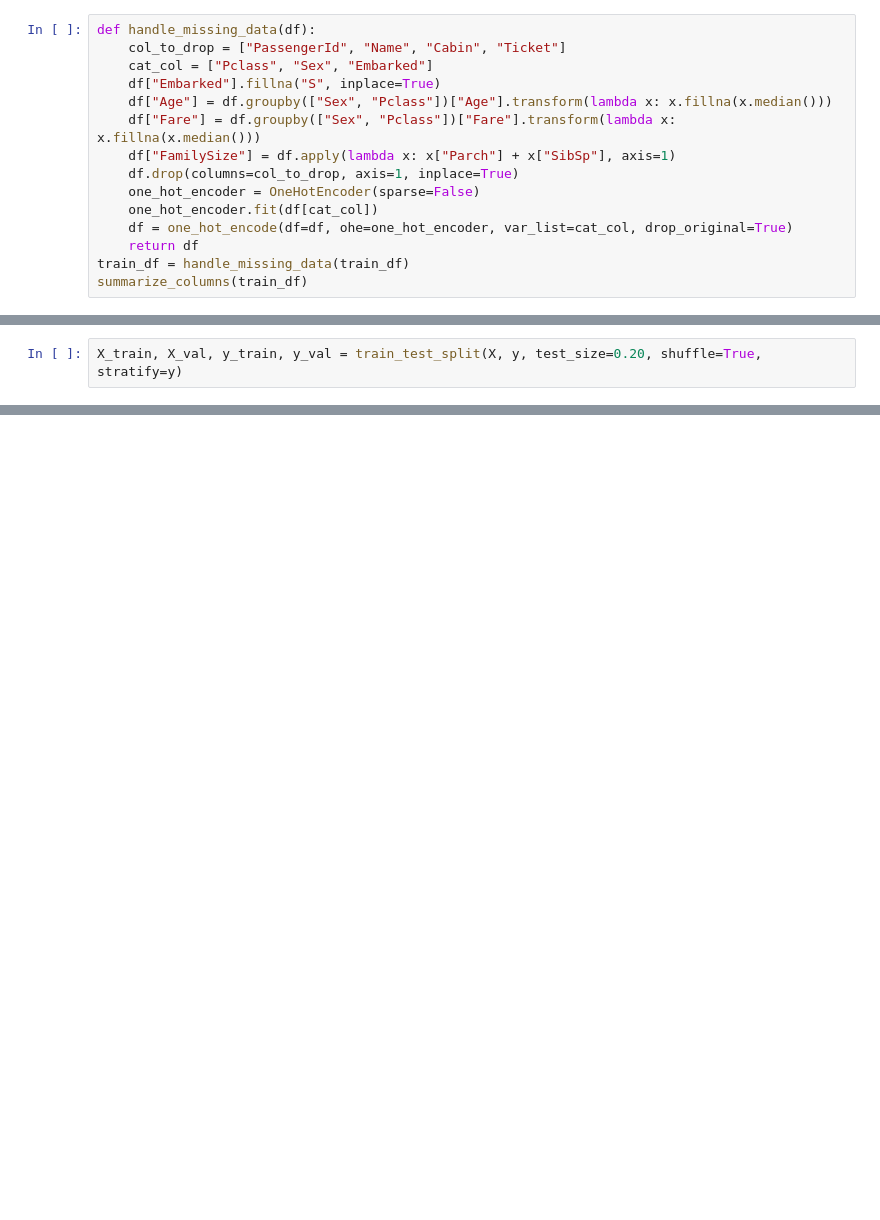
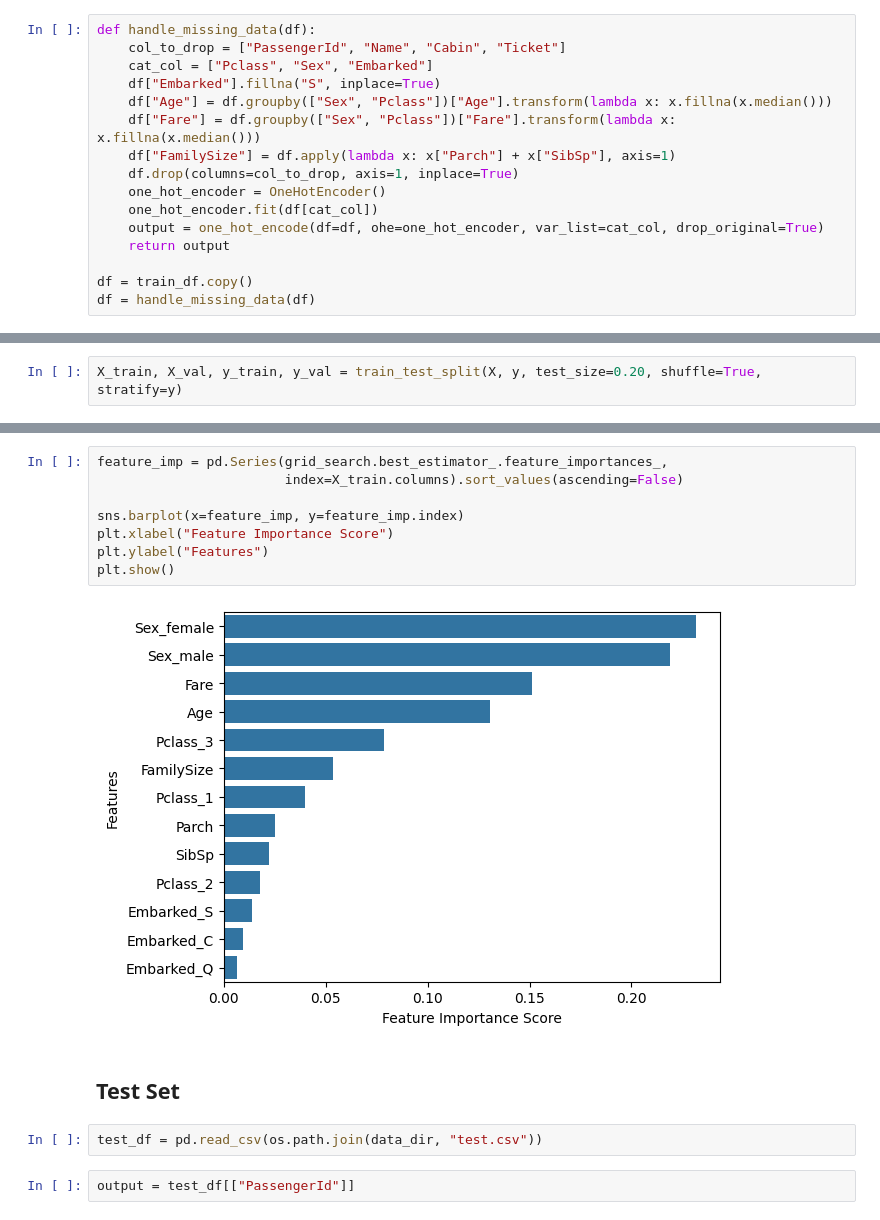
Before and after one commit to ariahosseini/TradML, a Jupyter notebook: ML_Titanic_Survival_Prediction.ipynb, the cells around one changed output, grey strips where cells are left out. Cells and saved outputs as stored; diff of their text form; blank space fills up the shorter version.

```diff
--- a/ML_Titanic_Survival_Prediction.ipynb
+++ b/ML_Titanic_Survival_Prediction.ipynb
@@ -299,9 +207,10 @@ def handle_missing_data(df):
     df["Fare"] = df.groupby(["Sex", "Pclass"])["Fare"].transform(lambda x: x.fillna(x.median()))
     df["FamilySize"] = df.apply(lambda x: x["Parch"] + x["SibSp"], axis=1)
     df.drop(columns=col_to_drop, axis=1, inplace=True)
-    one_hot_encoder = OneHotEncoder(sparse=False)
+    one_hot_encoder = OneHotEncoder()
     one_hot_encoder.fit(df[cat_col])
-    df = one_hot_encode(df=df, ohe=one_hot_encoder, var_list=cat_col, drop_original=True)
-    return df
-train_df = handle_missing_data(train_df)
-summarize_columns(train_df)
+    output = one_hot_encode(df=df, ohe=one_hot_encoder, var_list=cat_col, drop_original=True)
+    return output
+
+df = train_df.copy()
+df = handle_missing_data(df)
@@ -507,0 +349,16 @@ Series([], dtype: int64)
+# %%
+feature_imp = pd.Series(grid_search.best_estimator_.feature_importances_,
+                        index=X_train.columns).sort_values(ascending=False)
+
+sns.barplot(x=feature_imp, y=feature_imp.index)
+plt.xlabel("Feature Importance Score")
+plt.ylabel("Features")
+plt.show()
+# %% [output]
+[figure, added]
+# %% [markdown]
+## Test Set
+# %%
+test_df = pd.read_csv(os.path.join(data_dir, "test.csv"))
+# %%
+output = test_df[["PassengerId"]]
```
Also changed, not shown: parts of 69 cells of this notebook.
